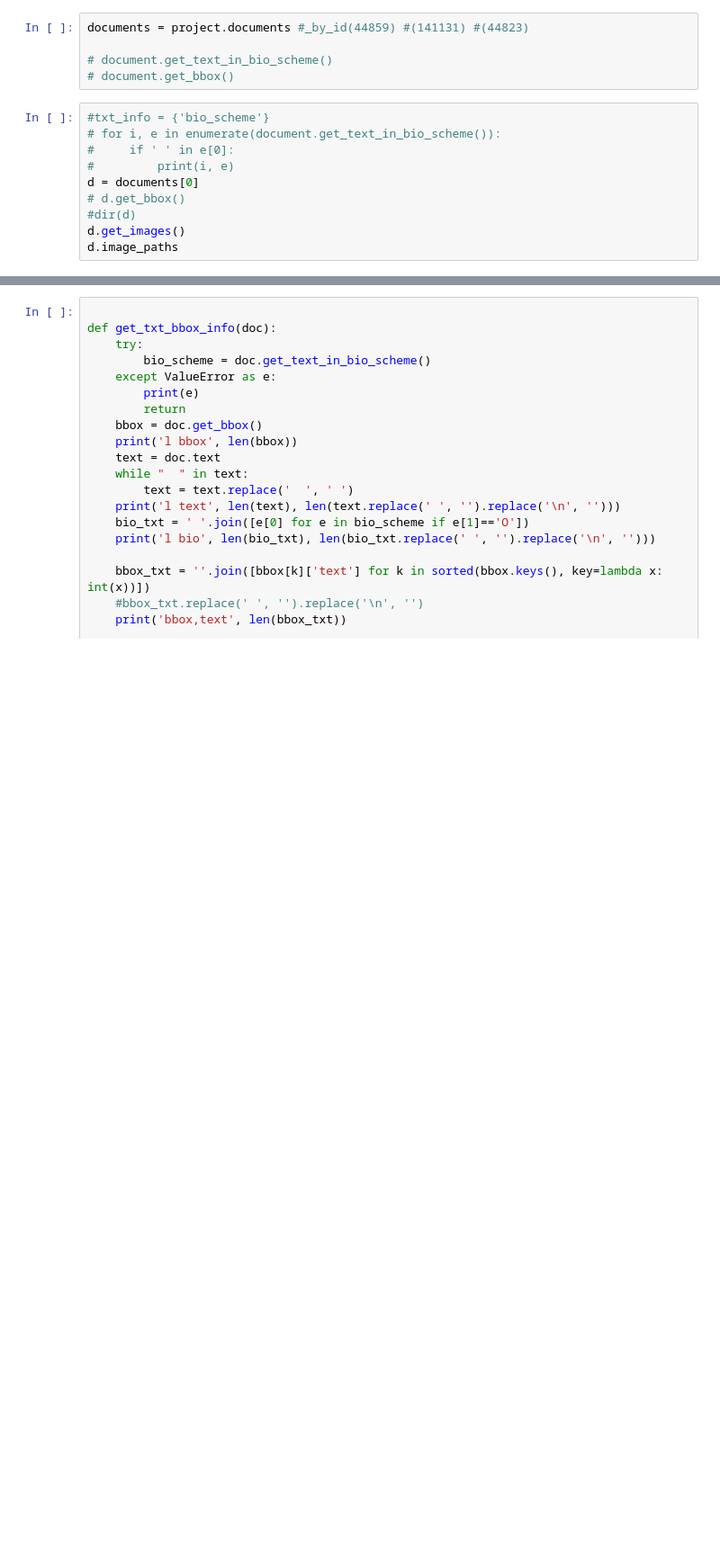
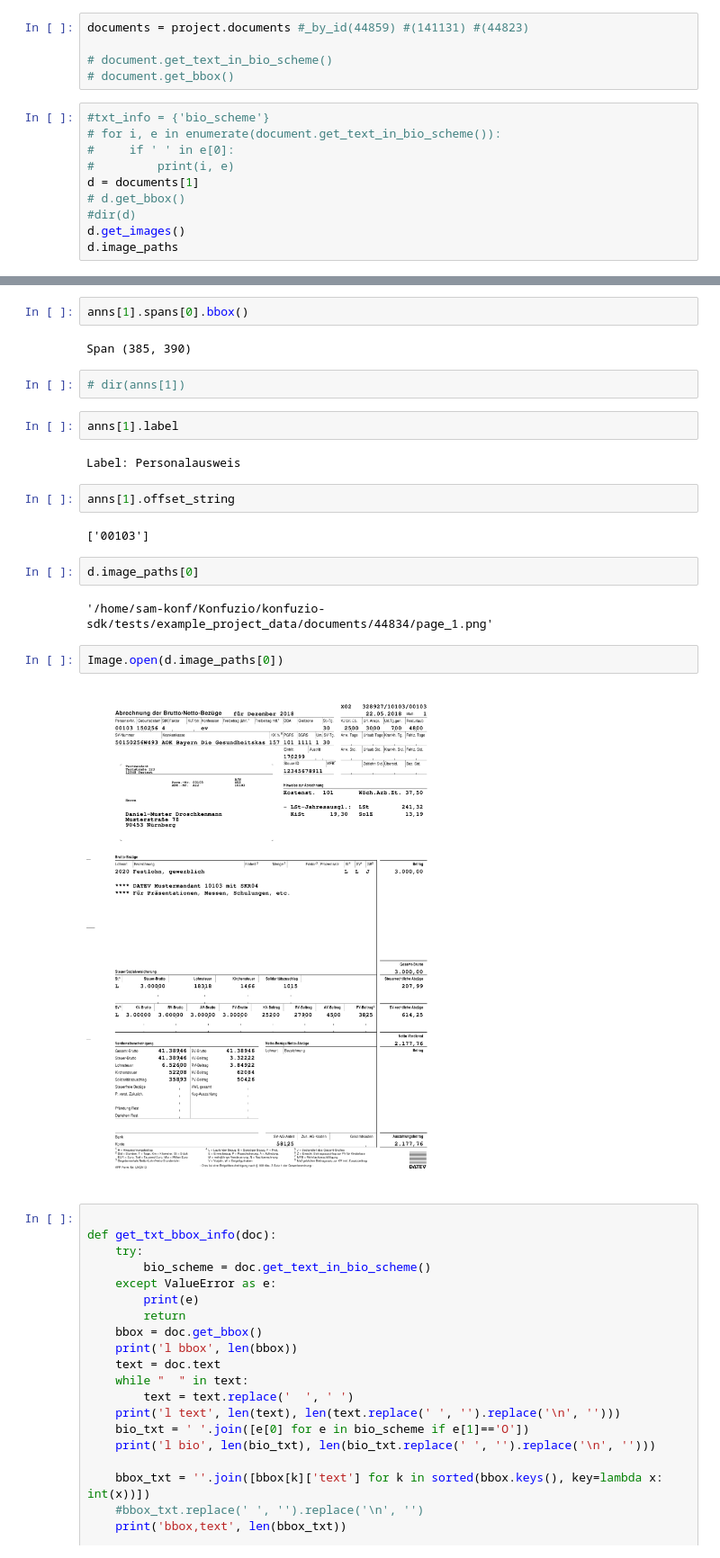
Before and after one commit to konfuzio-ai/konfuzio-sdk, a Jupyter notebook: notebooks/layoutlmv3.ipynb, the cells around one changed output, grey strips where cells are left out. Shown at 90% size. Drawn from its saved outputs; the diff is of its cells as text; blank space fills up the shorter version.

Commit message:
test notebooks

```diff
--- a/notebooks/layoutlmv3.ipynb
+++ b/notebooks/layoutlmv3.ipynb
@@ -42,7 +43,7 @@ documents = project.documents #_by_id(44859) #(141131) #(44823)
 # for i, e in enumerate(document.get_text_in_bio_scheme()):
 #     if ' ' in e[0]:
 #         print(i, e)
-d = documents[0]
+d = documents[1]
 # d.get_bbox()
 #dir(d)
 d.get_images()
@@ -52,3 +93,25 @@ d.image_paths
+# %%
+anns[1].spans[0].bbox()
+# %% [output]
+Span (385, 390)
+# %%
+# dir(anns[1])
+# %%
+anns[1].label
+# %% [output]
+Label: Personalausweis
+# %%
+anns[1].offset_string
+# %% [output]
+['00103']
+# %%
+d.image_paths[0]
+# %% [output]
+'/home/sam-konf/Konfuzio/konfuzio-sdk/tests/example_project_data/documents/44834/page_1.png'
+# %%
+Image.open(d.image_paths[0])
+# %% [output]
+[figure, added]
 # %%
 
 def get_txt_bbox_info(doc):
```
Also changed, not shown: parts of 20 cells of this notebook, 2 other files.
